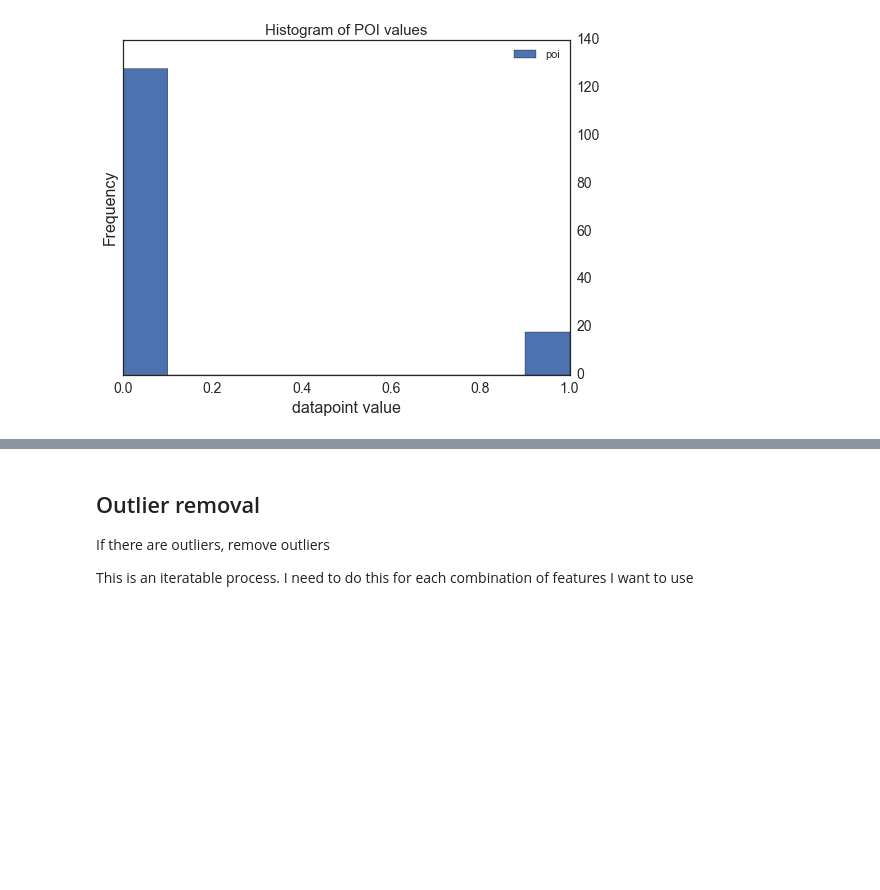
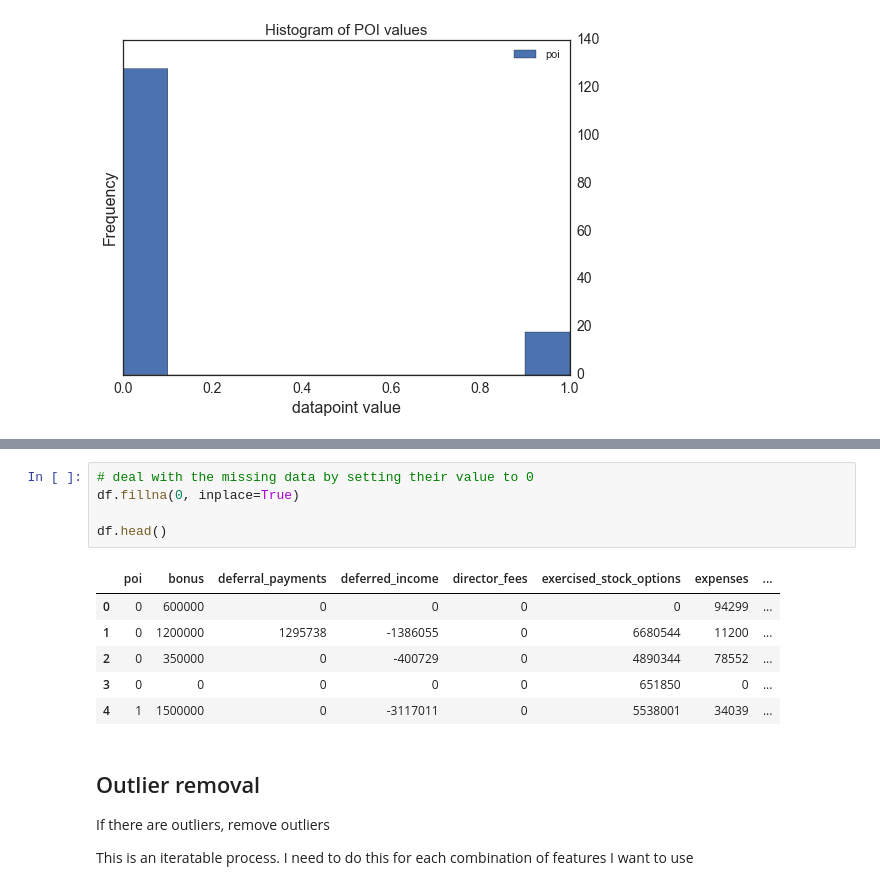
Before and after one commit to omoju/identifyFraudFromEnronEmail, a Jupyter notebook: IdentifyFraudFromEnronEmail.ipynb, the cells around one changed output, grey strips where cells are left out. Cells and saved outputs as stored; diff of their text form; blank space fills up the shorter version.

```diff
--- a/IdentifyFraudFromEnronEmail.ipynb
+++ b/IdentifyFraudFromEnronEmail.ipynb
@@ -170,6 +171,18 @@ to_messages                   0.4110
 total_payments                0.1438
 total_stock_value             0.1370
 [figure]
+# %%
+# deal with the missing data by setting their value to 0
+df.fillna(0, inplace=True)
+
+df.head()
+# %% [output]
+|  | poi | bonus | deferral_payments | deferred_income | director_fees | exercised_stock_options | expenses | ... |
+| 0 | 0 | 600000 | 0 | 0 | 0 | 0 | 94299 | ... |
+| 1 | 0 | 1200000 | 1295738 | -1386055 | 0 | 6680544 | 11200 | ... |
+| 2 | 0 | 350000 | 0 | -400729 | 0 | 4890344 | 78552 | ... |
+| 3 | 0 | 0 | 0 | 0 | 0 | 651850 | 0 | ... |
+| 4 | 1 | 1500000 | 0 | -3117011 | 0 | 5538001 | 34039 | ... |
 # %% [markdown]
 ## Outlier removal
 If there are outliers, remove outliers
```
Also changed, not shown: parts of 25 cells of this notebook, 1 other file.
